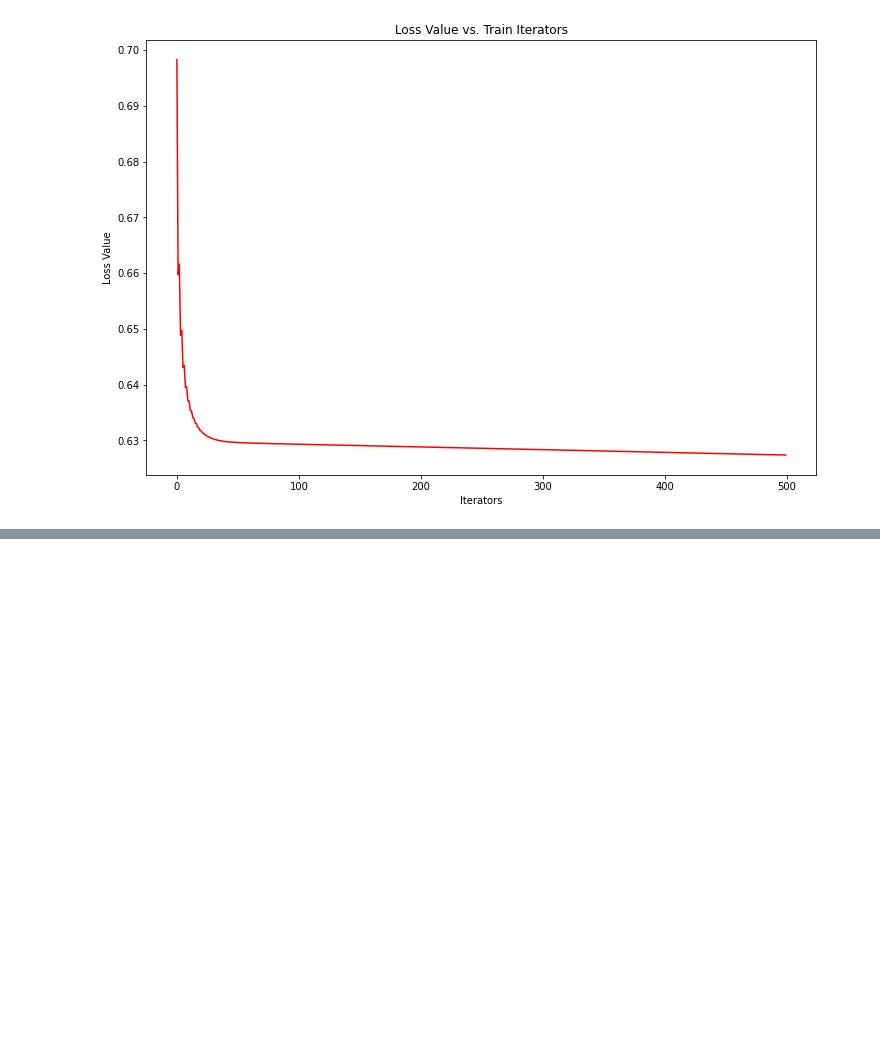
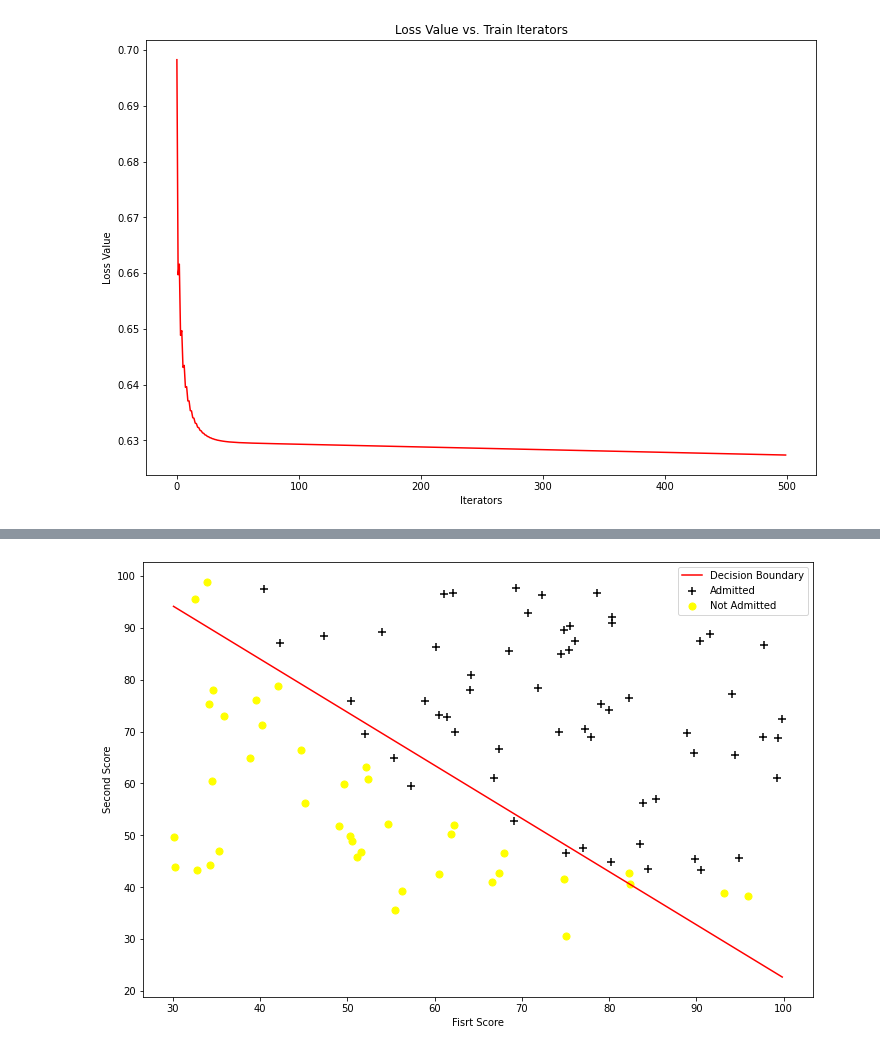
Before and after one commit to EngineeringBoy/ml, a Jupyter notebook: cs229/code/ext2/ext2.ipynb, the cells around one changed output, grey strips where cells are left out. Saved outputs shown, nothing was run; the diff lists cells and outputs as text; code cells hidden in the pictures; blank space fills up the shorter version.

```diff
--- a/cs229/code/ext2/ext2.ipynb
+++ b/cs229/code/ext2/ext2.ipynb
@@ -123,0 +136,15 @@ plt.show()
+# %%
+def cost(theta,X,y):
+    theta = np.matrix(theta)
+    X = np.matrix(X)
+    y = np.matrix(y)
+    first = np.multiply(-y, np.log(sigmoid(X * theta.T)))
+    second = np.multiply((1 - y), np.log(1 - sigmoid(X * theta.T)))
+    return np.sum(first - second) / (len(X))
+# %%
+cols = first_data.shape[1]
+X = first_data.iloc[:,:cols-1]
+y = first_data.iloc[:,cols-1:cols]
+X = np.array(X.values)
+y = np.array(y.values)
+theta = np.zeros(3)
@@ -123,0 +155,15 @@ plt.show()
+# %%
+def gradient(theta, X, y):
+    theta = np.matrix(theta)
+    X = np.matrix(X)
+    y = np.matrix(y)
+    parameters = int(theta.ravel().shape[1])
+    grad = np.zeros(parameters)
+
+    error = sigmoid(X * theta.T) - y
+
+    for i in range(parameters):
+        term = np.multiply(error, X[:,i])
+        grad[i] = np.sum(term) / len(X)
+
+    return grad
@@ -123,0 +174,3 @@ plt.show()
+# %%
+import scipy.optimize as opt
+result = opt.fmin_tnc(func=cost, x0=theta, fprime=gradient, args=(X, y))
@@ -123,0 +181,13 @@ plt.show()
+# %%
+x = np.linspace(first_data['Fisrt Score'].min(),first_data['Fisrt Score'].max(),100)
+f = -(result[0][0]/result[0][2] + result[0][1]/result[0][2]*x)
+_,ax = plt.subplots(figsize=(12,8))
+ax.plot(x,f,c='r',label='Decision Boundary')
+ax.scatter(positive['Fisrt Score'],positive['Second Score'],s=50,c='black',marker='+',label='Admitted')
+ax.scatter(negtive['Fisrt Score'],negtive['Second Score'],s=50,c='yellow',marker='o',label='Not Admitted')
+ax.legend(loc='best')
+ax.set_xlabel('Fisrt Score')
+ax.set_ylabel('Second Score')
+plt.show()
+# %% [output]
+[figure, added]
```
Also changed, not shown: parts of 33 cells of this notebook, 2 other files.
